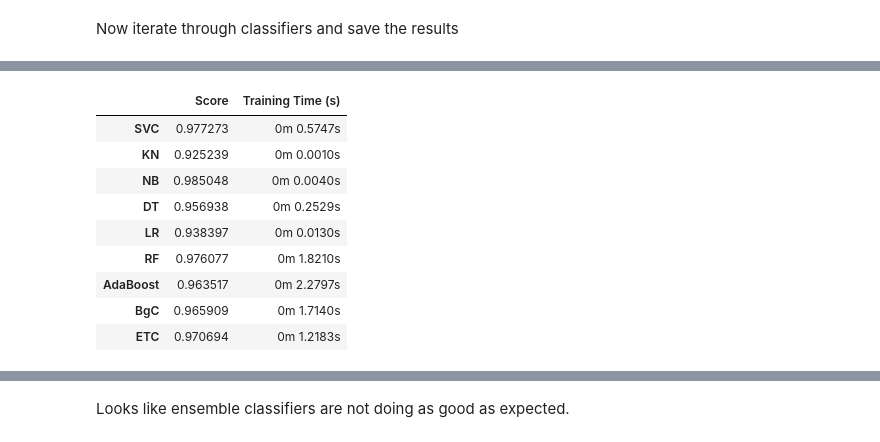
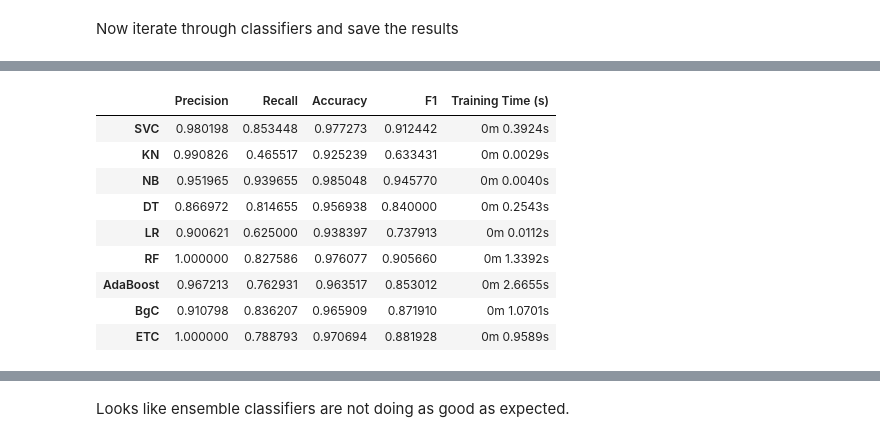
Before and after one commit to chenkangyang/spam-detection, a Jupyter notebook: notebook/sms-spam-v1.ipynb, the cells around one changed output, grey strips where cells are left out. Cells and saved outputs as stored; diff of their text form; code cells hidden in the pictures.

```diff
--- a/notebook/sms-spam-v1.ipynb
+++ b/notebook/sms-spam-v1.ipynb
@@ -162,7 +155,7 @@ for k,v in clfs.items():
     time_elapsed = time.time() - since
 
     pred = predict_labels(v,features_test)
-    pred_scores.append((k, [accuracy_score(labels_test,pred), '{:.0f}m {:.4f}s'.format(time_elapsed // 60, time_elapsed % 60)]))
+    pred_scores.append((k, [precision_score(labels_test,pred), recall_score(labels_test,pred), accuracy_score(labels_test,pred), f1_score(labels_test,pred), '{:.0f}m {:.4f}s'.format(time_elapsed // 60, time_elapsed % 60)]))
 # %%
 pred_scores
 # %% [output]
@@ -178,15 +179,15 @@ pred_scores
 # %%
-df = pd.DataFrame.from_items(pred_scores,orient='index', columns=['Score', 'Training Time (s)'])
+df = pd.DataFrame.from_items(pred_scores,orient='index', columns=['Precision', 'Recall', 'Accuracy', 'F1', 'Training Time (s)'])
 df
 # %% [output]
-|  | Score | Training Time (s) |
-| SVC | 0.977273 | 0m 0.5747s |
-| KN | 0.925239 | 0m 0.0010s |
-| NB | 0.985048 | 0m 0.0040s |
-| DT | 0.956938 | 0m 0.2529s |
-| LR | 0.938397 | 0m 0.0130s |
-| RF | 0.976077 | 0m 1.8210s |
-| AdaBoost | 0.963517 | 0m 2.2797s |
-| BgC | 0.965909 | 0m 1.7140s |
-| ETC | 0.970694 | 0m 1.2183s |
+|  | Precision | Recall | Accuracy | F1 | Training Time (s) |
+| SVC | 0.980198 | 0.853448 | 0.977273 | 0.912442 | 0m 0.3924s |
+| KN | 0.990826 | 0.465517 | 0.925239 | 0.633431 | 0m 0.0029s |
+| NB | 0.951965 | 0.939655 | 0.985048 | 0.945770 | 0m 0.0040s |
+| DT | 0.866972 | 0.814655 | 0.956938 | 0.840000 | 0m 0.2543s |
+| LR | 0.900621 | 0.625000 | 0.938397 | 0.737913 | 0m 0.0112s |
+| RF | 1.000000 | 0.827586 | 0.976077 | 0.905660 | 0m 1.3392s |
+| AdaBoost | 0.967213 | 0.762931 | 0.963517 | 0.853012 | 0m 2.6655s |
+| BgC | 0.910798 | 0.836207 | 0.965909 | 0.871910 | 0m 1.0701s |
+| ETC | 1.000000 | 0.788793 | 0.970694 | 0.881928 | 0m 0.9589s |
 # %%
```
Also changed, not shown: parts of 14 cells of this notebook, 9 other files.
